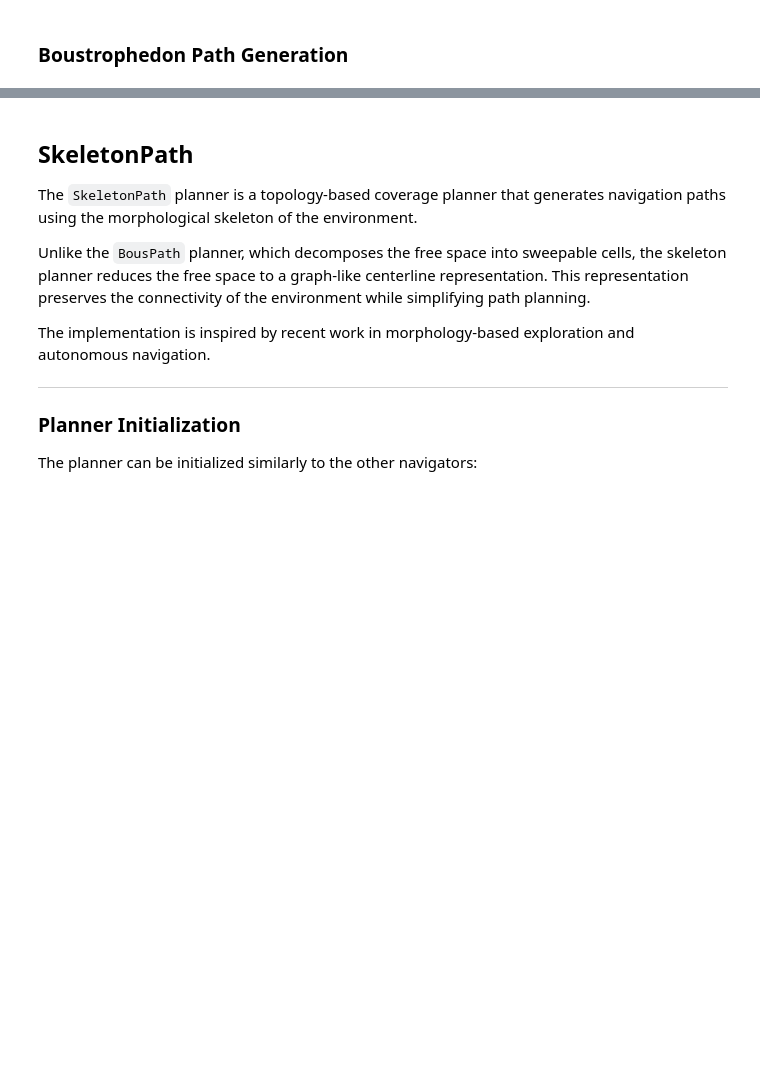
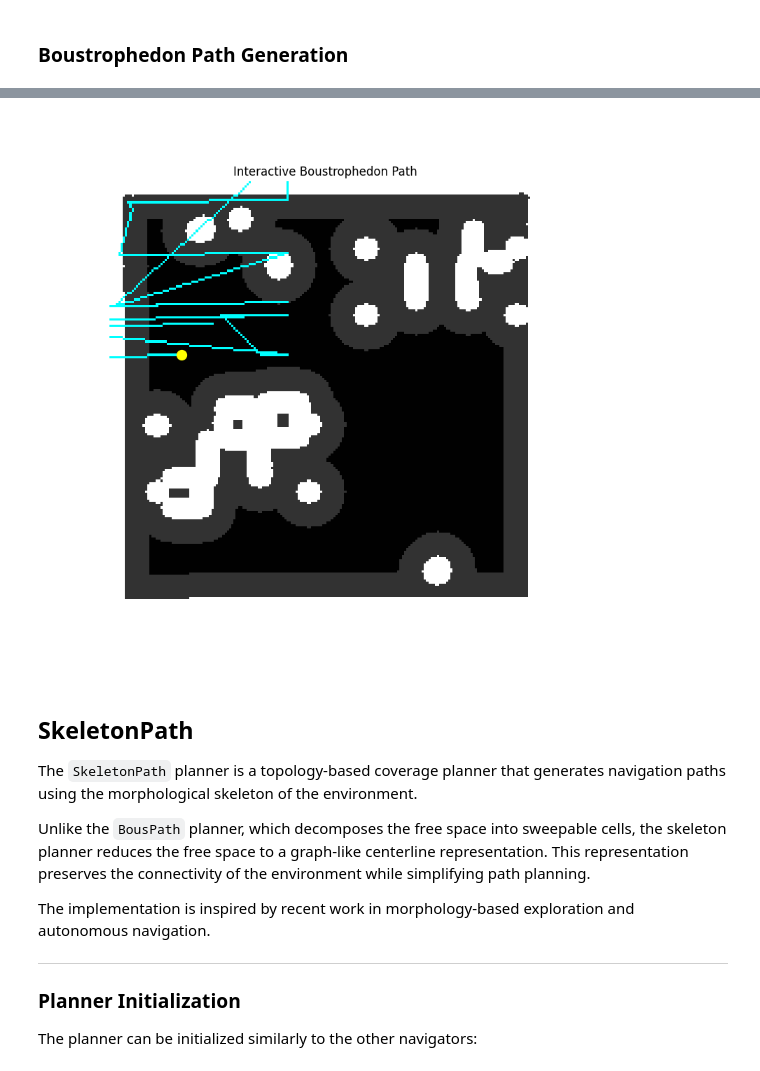
Before and after one commit to machine0herald/Mirte_Lab_Clean, a Jupyter notebook: mirte_lc_nav2/mirte_lc_nav2/test_nav.ipynb, the cells around one changed output, grey strips where cells are left out. Saved outputs shown, nothing was run; the diff lists cells and outputs as text; code cells hidden in the pictures; blank space fills up the shorter version.

```diff
--- a/mirte_lc_nav2/mirte_lc_nav2/test_nav.ipynb
+++ b/mirte_lc_nav2/mirte_lc_nav2/test_nav.ipynb
@@ -135,0 +289,8 @@ generating full trajectory
+# %%
+interactive_path_slider(
+    map_img=map_img,
+    paths=paths,
+    navigator=navigator,
+    title="Interactive Boustrophedon Path"
+)
+# %% [output]
@@ -136,3 +298,4 @@ generating full trajectory
+[figure, added]
 # %% [markdown]
 ## SkeletonPath
 
```
Also changed, not shown: parts of 10 cells of this notebook, 15 other files.
